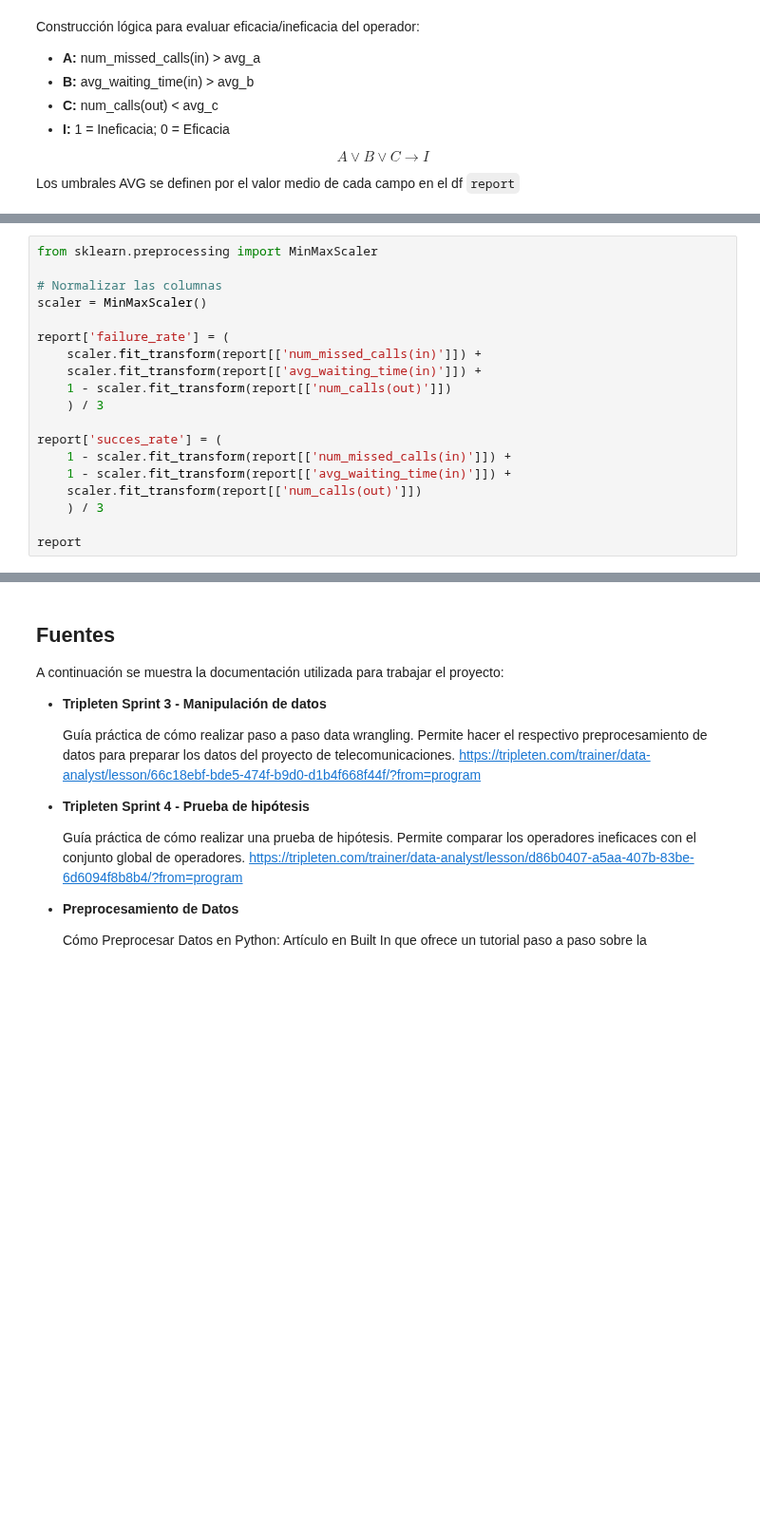
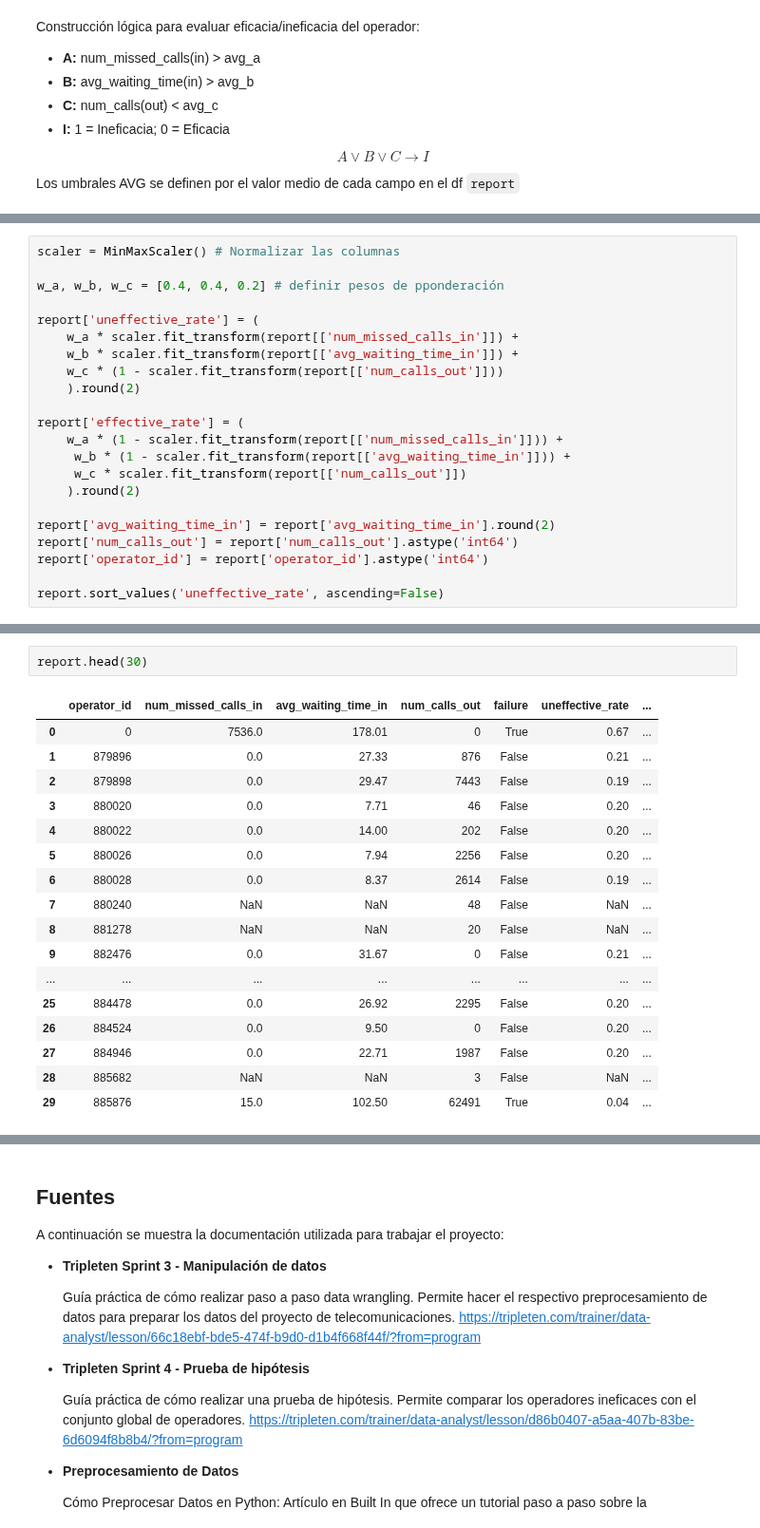
Before and after one commit to ScinDBad/DA_proyecto_final, a Jupyter notebook: proyecto_sp_14.ipynb, the cells around one changed output, grey strips where cells are left out. Shown at 95% size. Saved outputs shown, nothing was run; the diff lists cells and outputs as text; blank space fills up the shorter version.

```diff
--- a/proyecto_sp_14.ipynb
+++ b/proyecto_sp_14.ipynb
@@ -711,19 +704,0 @@ print(max_a, max_b, max_c) # Mostrar valores maximos para normalizar de 0 a 1
-# %%
-from sklearn.preprocessing import MinMaxScaler
-
-# Normalizar las columnas
-scaler = MinMaxScaler()
-
-report['failure_rate'] = (
-    scaler.fit_transform(report[['num_missed_calls(in)']]) +
-    scaler.fit_transform(report[['avg_waiting_time(in)']]) +
-    1 - scaler.fit_transform(report[['num_calls(out)']])
-    ) / 3
-
-report['succes_rate'] = (
-    1 - scaler.fit_transform(report[['num_missed_calls(in)']]) +
-    1 - scaler.fit_transform(report[['avg_waiting_time(in)']]) +
-    scaler.fit_transform(report[['num_calls(out)']])
-    ) / 3
-
-report
@@ -743,0 +728,22 @@ report
+# %%
+scaler = MinMaxScaler() # Normalizar las columnas
+
+w_a, w_b, w_c = [0.4, 0.4, 0.2] # definir pesos de pponderación
+
+report['uneffective_rate'] = (
+    w_a * scaler.fit_transform(report[['num_missed_calls_in']]) +
+    w_b * scaler.fit_transform(report[['avg_waiting_time_in']]) +
+    w_c * (1 - scaler.fit_transform(report[['num_calls_out']]))
+    ).round(2)
+
+report['effective_rate'] = (
+    w_a * (1 - scaler.fit_transform(report[['num_missed_calls_in']])) +
+     w_b * (1 - scaler.fit_transform(report[['avg_waiting_time_in']])) +
+     w_c * scaler.fit_transform(report[['num_calls_out']])
+    ).round(2)
+
+report['avg_waiting_time_in'] = report['avg_waiting_time_in'].round(2)
+report['num_calls_out'] = report['num_calls_out'].astype('int64')
+report['operator_id'] = report['operator_id'].astype('int64')
+
+report.sort_values('uneffective_rate', ascending=False)
@@ -743,0 +764,20 @@ report
+# %%
+report.head(30)
+# %% [output]
+|  | operator_id | num_missed_calls_in | avg_waiting_time_in | num_calls_out | failure | uneffective_rate | ... |
+| 0 | 0 | 7536.0 | 178.01 | 0 | True | 0.67 | ... |
+| 1 | 879896 | 0.0 | 27.33 | 876 | False | 0.21 | ... |
+| 2 | 879898 | 0.0 | 29.47 | 7443 | False | 0.19 | ... |
+| 3 | 880020 | 0.0 | 7.71 | 46 | False | 0.20 | ... |
+| 4 | 880022 | 0.0 | 14.00 | 202 | False | 0.20 | ... |
+| 5 | 880026 | 0.0 | 7.94 | 2256 | False | 0.20 | ... |
+| 6 | 880028 | 0.0 | 8.37 | 2614 | False | 0.19 | ... |
+| 7 | 880240 | NaN | NaN | 48 | False | NaN | ... |
+| 8 | 881278 | NaN | NaN | 20 | False | NaN | ... |
+| 9 | 882476 | 0.0 | 31.67 | 0 | False | 0.21 | ... |
+| ... | ... | ... | ... | ... | ... | ... | ... |
+| 25 | 884478 | 0.0 | 26.92 | 2295 | False | 0.20 | ... |
+| 26 | 884524 | 0.0 | 9.50 | 0 | False | 0.20 | ... |
+| 27 | 884946 | 0.0 | 22.71 | 1987 | False | 0.20 | ... |
+| 28 | 885682 | NaN | NaN | 3 | False | NaN | ... |
+| 29 | 885876 | 15.0 | 102.50 | 62491 | True | 0.04 | ... |
```
Also changed, not shown: parts of 13 cells of this notebook.
